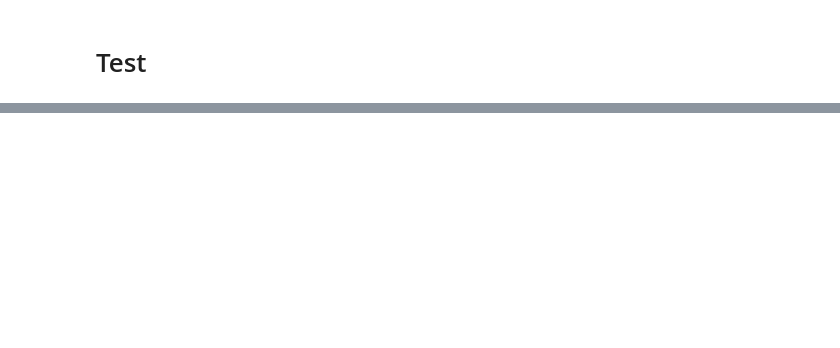
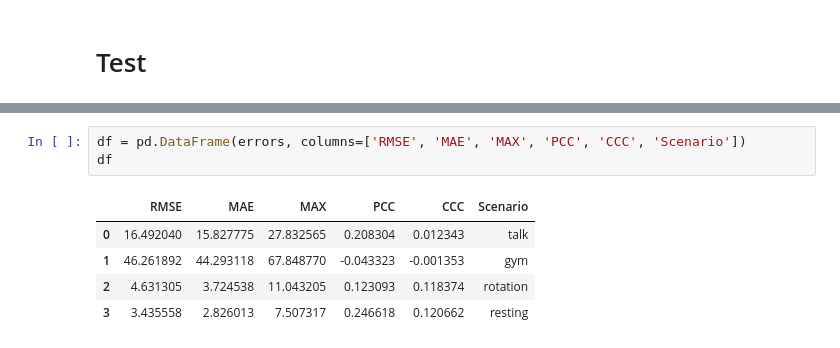
Before and after one commit to AndreasLH/Heart-Rate-Estimation, a Jupyter notebook: RhythmNet/train.ipynb, the cells around one changed output, grey strips where cells are left out. Drawn from its saved outputs; the diff is of its cells as text; blank space fills up the shorter version.

```diff
--- a/RhythmNet/train.ipynb
+++ b/RhythmNet/train.ipynb
@@ -336,0 +361,9 @@ plt.savefig('plots/loss.pdf')
+# %%
+df = pd.DataFrame(errors, columns=['RMSE', 'MAE', 'MAX', 'PCC', 'CCC', 'Scenario'])
+df
+# %% [output]
+|  | RMSE | MAE | MAX | PCC | CCC | Scenario |
+| 0 | 16.492040 | 15.827775 | 27.832565 | 0.208304 | 0.012343 | talk |
+| 1 | 46.261892 | 44.293118 | 67.848770 | -0.043323 | -0.001353 | gym |
+| 2 | 4.631305 | 3.724538 | 11.043205 | 0.123093 | 0.118374 | rotation |
+| 3 | 3.435558 | 2.826013 | 7.507317 | 0.246618 | 0.120662 | resting |
```
Also changed, not shown: parts of 16 cells of this notebook, 4 other files.
